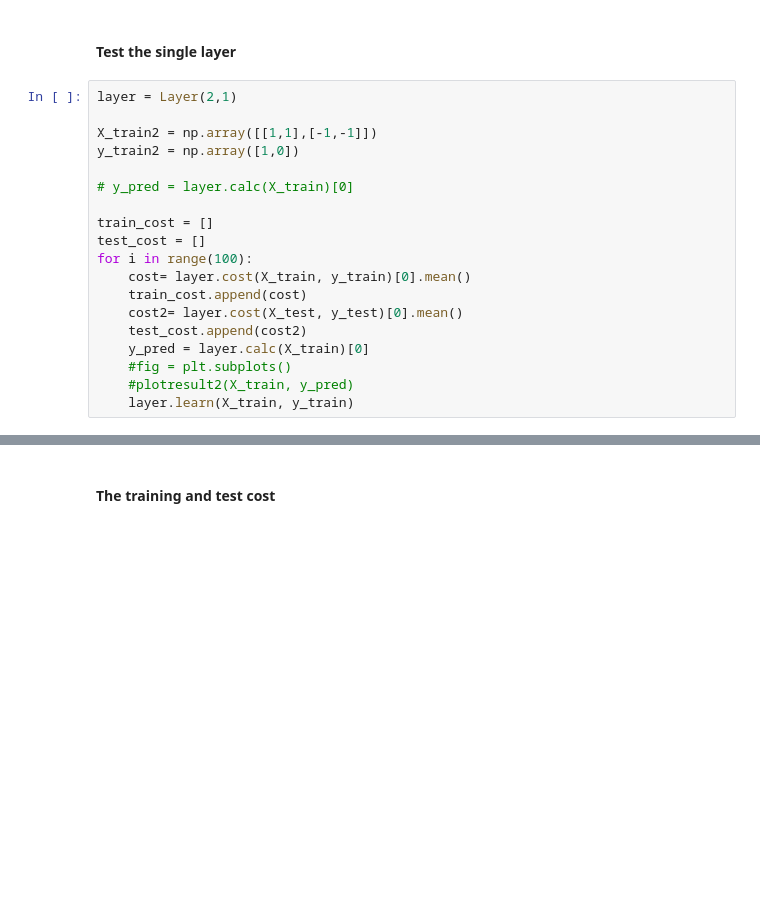
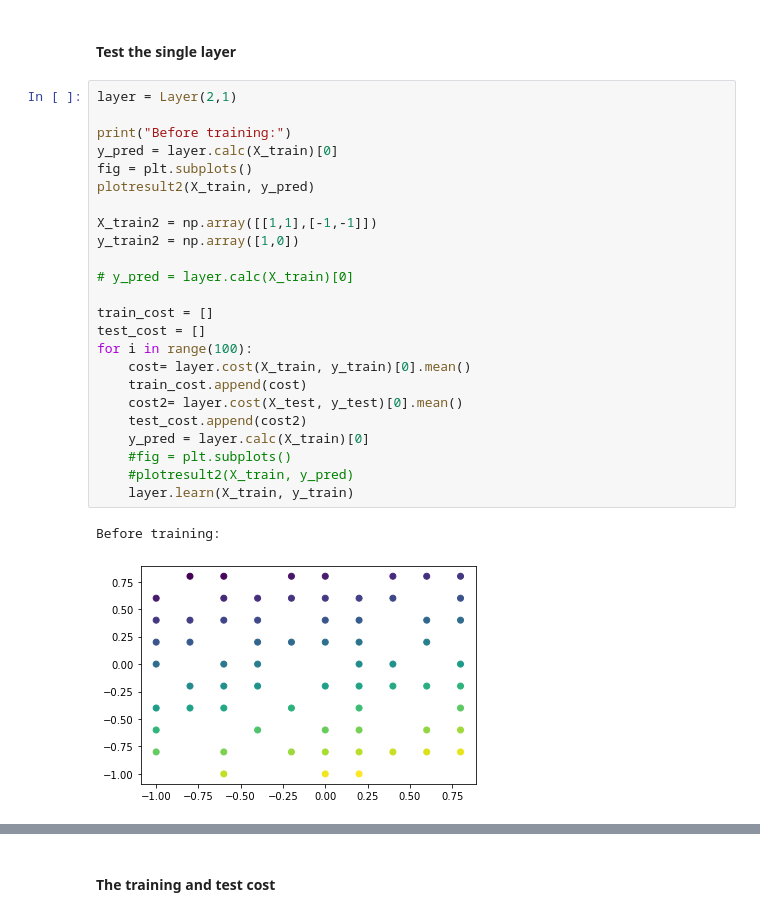
Before and after one commit to celistimen/NeuralNetworks, a Jupyter notebook: Neural network.ipynb, the cells around one changed output, grey strips where cells are left out. Drawn from its saved outputs; the diff is of its cells as text; blank space fills up the shorter version.

```diff
--- a/Neural network.ipynb
+++ b/Neural network.ipynb
@@ -178,20 +178,28 @@ plotresult2(X,Y)
 #### Test the single layer
 # %%
 layer = Layer(2,1)
+
+print("Before training:")
+y_pred = layer.calc(X_train)[0]
+fig = plt.subplots()
+plotresult2(X_train, y_pred)
 
 X_train2 = np.array([[1,1],[-1,-1]])
 y_train2 = np.array([1,0])
 
 # y_pred = layer.calc(X_train)[0]
 
 train_cost = []
 test_cost = []
 for i in range(100):
     cost= layer.cost(X_train, y_train)[0].mean()
     train_cost.append(cost)
     cost2= layer.cost(X_test, y_test)[0].mean()
     test_cost.append(cost2)
     y_pred = layer.calc(X_train)[0]
     #fig = plt.subplots()
     #plotresult2(X_train, y_pred)
     layer.learn(X_train, y_train)
+# %% [output]
+Before training:
+[figure, added]
```
Also changed, not shown: parts of 4 cells of this notebook.
